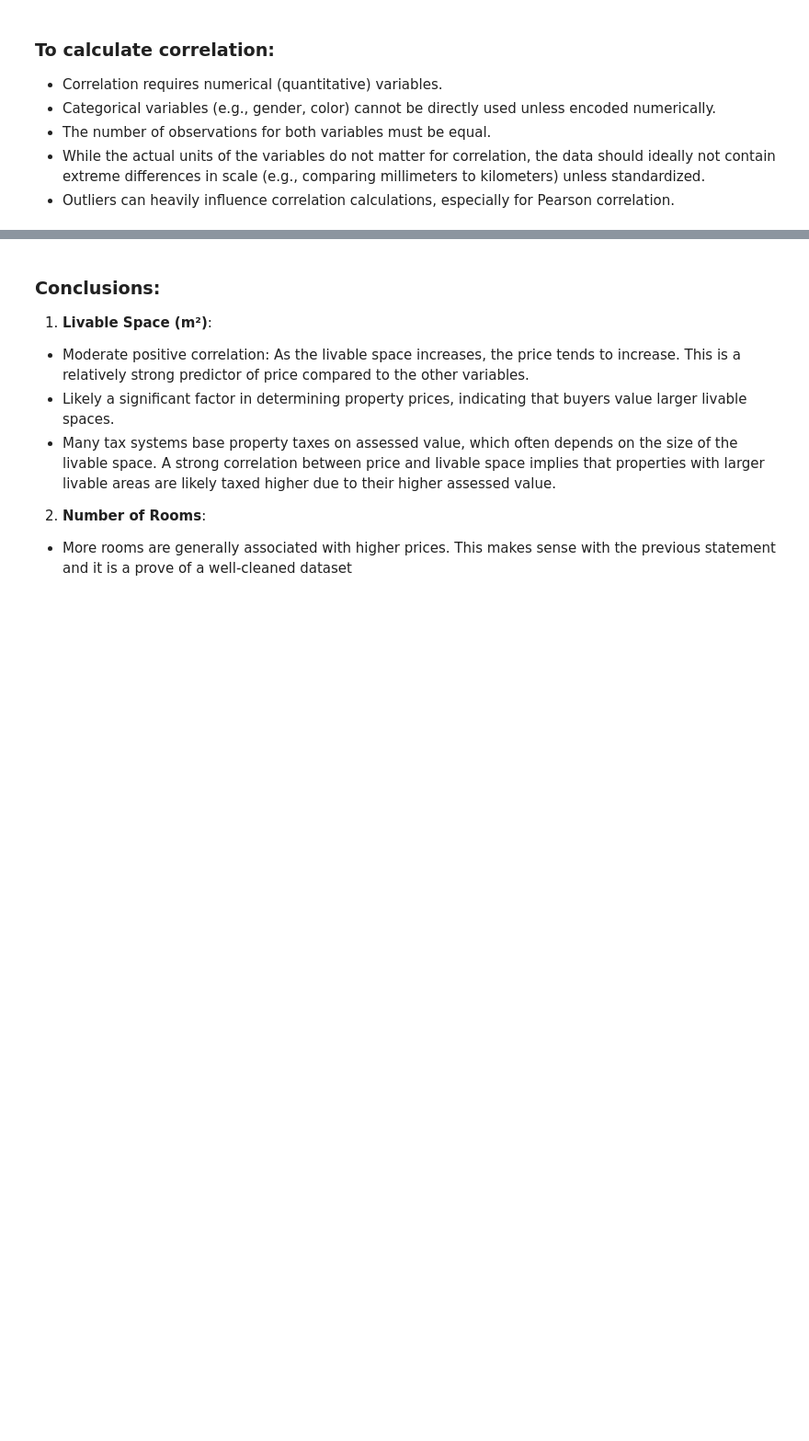
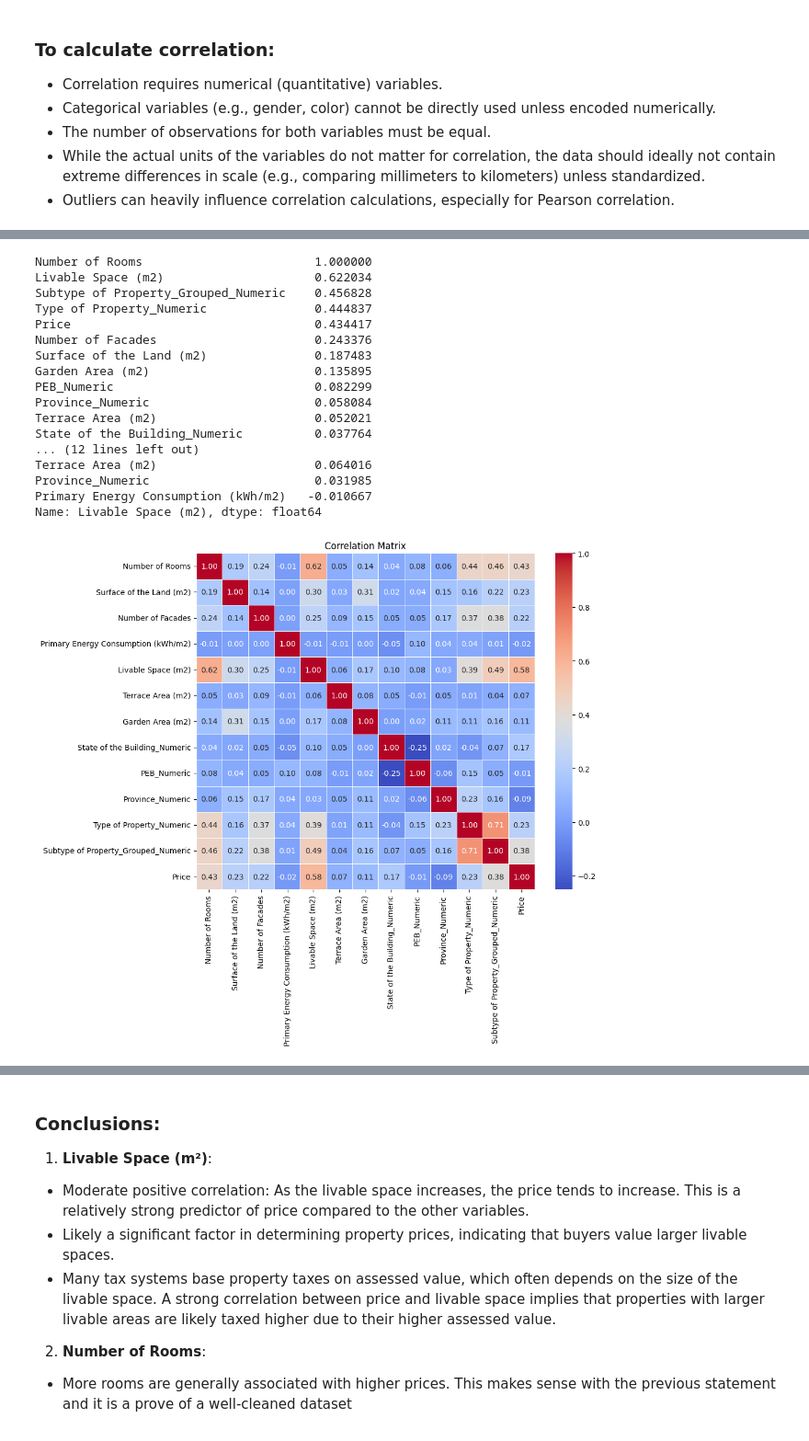
Before and after one commit to BeatrizJover/Data_analysis, a Jupyter notebook: data-analysis/correlation_analysis.ipynb, the cells around one changed output, grey strips where cells are left out. Shown at 92% size. Cells and saved outputs as stored; diff of their text form; code cells hidden in the pictures; blank space fills up the shorter version.

```diff
--- a/data-analysis/correlation_analysis.ipynb
+++ b/data-analysis/correlation_analysis.ipynb
@@ -77,3 +108,42 @@ Name: Price, dtype: float64
+# %%
+# Calculate correlations for all numerical columns
+correlations = df[selected_columns + ['Price']].corr()
+
+# Get the correlation with 'Number of rooms' and sort it
+correlation_with_price = correlations['Number of Rooms'].sort_values(ascending=False)
+print(correlation_with_price)
+
+# Get the correlation with 'Livable Space (m2)' and sort it
+correlation_with_price = correlations['Livable Space (m2)'].sort_values(ascending=False)
+print(correlation_with_price)
+
+
+# Create a heatmap
+plt.figure(figsize=(10, 8))  # You can adjust the size
+sns.heatmap(correlations, annot=True, cmap='coolwarm', fmt='.2f', linewidths=0.5)
+
+# Add labels and title
+plt.title('Correlation Matrix')
+plt.show()
+# %% [output]
+Number of Rooms                        1.000000
+Livable Space (m2)                     0.622034
+Subtype of Property_Grouped_Numeric    0.456828
+Type of Property_Numeric               0.444837
+Price                                  0.434417
+Number of Facades                      0.243376
+Surface of the Land (m2)               0.187483
+Garden Area (m2)                       0.135895
+PEB_Numeric                            0.082299
+Province_Numeric                       0.058084
+Terrace Area (m2)                      0.052021
+State of the Building_Numeric          0.037764
+... (12 lines left out)
+Terrace Area (m2)                      0.064016
+Province_Numeric                       0.031985
+Primary Energy Consumption (kWh/m2)   -0.010667
+Name: Livable Space (m2), dtype: float64
+[figure, added]
 # %%
 # correlation matrix as a heatmap
 plt.figure(figsize=(10, 8))
```
Also changed, not shown: parts of 7 cells of this notebook, 1 other file.
